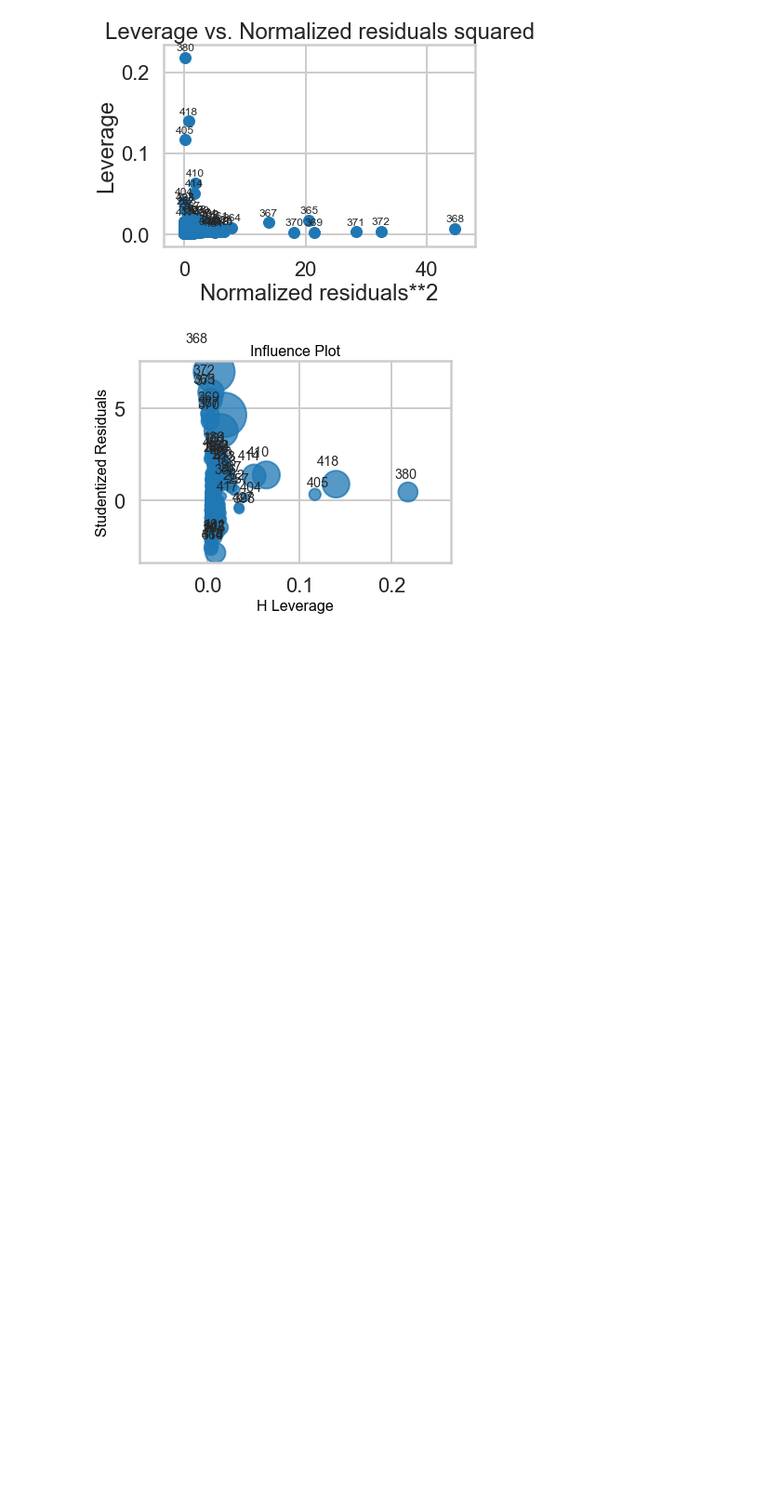
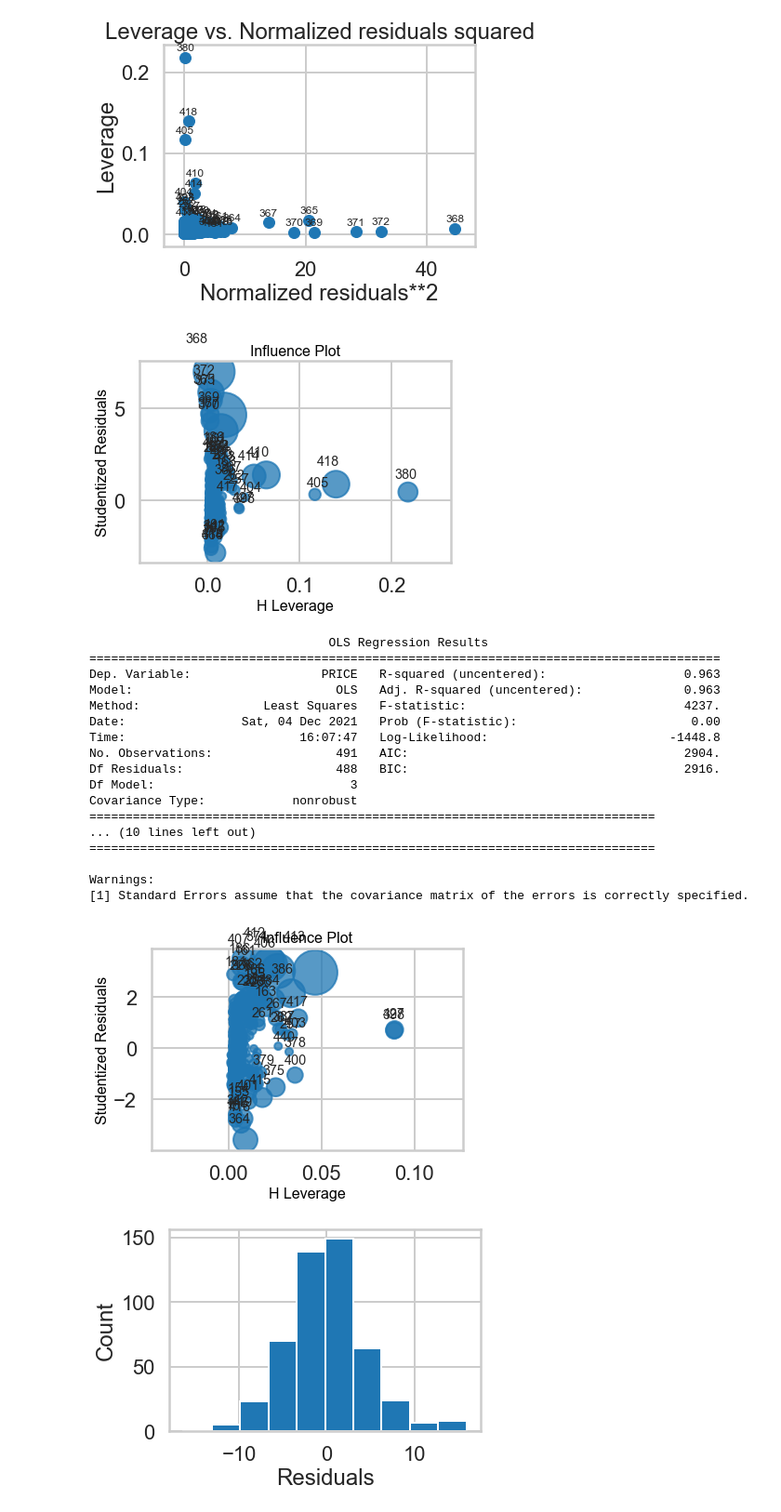
Before and after one commit to narek-g/mec-mini-projects, a Jupyter notebook: mec-11.4.1-linear-regression-mini-project/Mini_Project_Linear_Regression.ipynb, the cells around one changed output. Shown at 93% size. Drawn from its saved outputs; the diff is of its cells as text; code cells hidden in the pictures; blank space fills up the shorter version.

```diff
--- a/mec-11.4.1-linear-regression-mini-project/Mini_Project_Linear_Regression.ipynb
+++ b/mec-11.4.1-linear-regression-mini-project/Mini_Project_Linear_Regression.ipynb
@@ -1039,3 +1039,34 @@ influence_plot(m)
 [figure]
 [figure]
 [figure]
+# %%
+bos_new = bos.drop(index=[214, 410, 405, 380, 367, 370, 365, 369, 371, 372, 368, 418, 414, 404, 498])
+X = bos_new[['CRIM','RM','PTRATIO']]
+y = bos_new.PRICE
+m = sm.OLS(y,X).fit()
+print(m.summary())
+plt.hist(m.resid)
+plt.ylabel('Count')
+plt.xlabel('Residuals')
+plot_leverage_resid2(m)
+influence_plot(m)
+# %% [output]
+                                 OLS Regression Results
+=======================================================================================
+Dep. Variable:                  PRICE   R-squared (uncentered):                   0.963
+Model:                            OLS   Adj. R-squared (uncentered):              0.963
+Method:                 Least Squares   F-statistic:                              4237.
+Date:                Sat, 04 Dec 2021   Prob (F-statistic):                        0.00
+Time:                        16:07:47   Log-Likelihood:                         -1448.8
+No. Observations:                 491   AIC:                                      2904.
+Df Residuals:                     488   BIC:                                      2916.
+Df Model:                           3
+Covariance Type:            nonrobust
+==============================================================================
+... (10 lines left out)
+==============================================================================
+
+Warnings:
+[1] Standard Errors assume that the covariance matrix of the errors is correctly specified.
+[figure, added]
+[figure, added]
```
Also changed, not shown: parts of 4 cells of this notebook.
